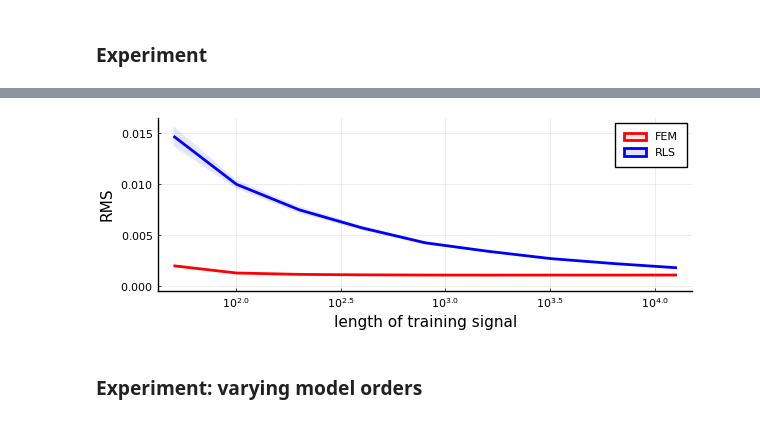
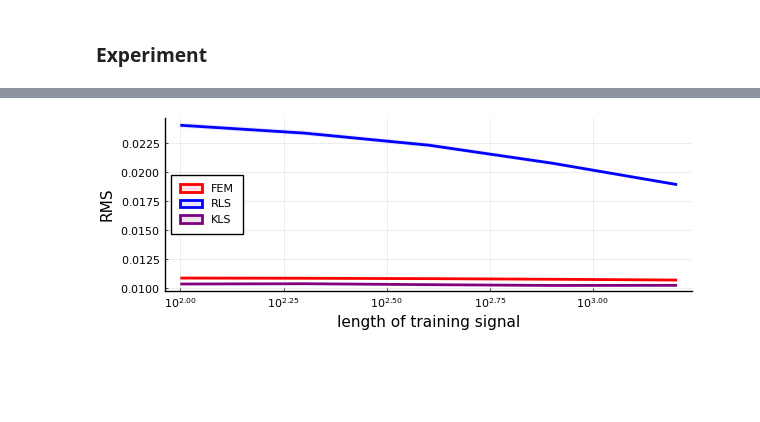
Before and after one commit to biaslab/ACC2022-vmpNARMAX, a Jupyter notebook: experiments-verification/collect-results.ipynb, the cells around one changed output, grey strips where cells are left out. Cells and saved outputs as stored; diff of their text form; code cells hidden in the pictures; blank space fills up the shorter version.

Commit message:
Ran new visualizations of results

```diff
--- a/experiments-verification/collect-results.ipynb
+++ b/experiments-verification/collect-results.ipynb
@@ -53,22 +121,28 @@ end
 # %%
-p6 = plot(NT, results[:,1],
-          ribbon=[results[:,2] results[:,2]],
+p7 = plot(NT, results_prd_FEM[:,1],
+          ribbon=[results_prd_FEM[:,2] results_prd_FEM[:,2]],
           color="red",
           label="FEM",
           xscale=:log10,
 #           yscale=:log10,
-          ylims=[0.00, 0.016],
+#           ylims=[0.00, 0.016],
           linewidth=linewidth,
           fillalpha=alpha,
           xlabel="length of training signal",
           ylabel="RMS",
           size=(600,220))
-plot!(NT, results[:,3],
-     ribbon=[results[:,4] results[:,4]],
+plot!(NT, results_prd_RLS[:,1],
+     ribbon=[results_prd_RLS[:,2] results_prd_RLS[:,2]],
      color="blue",
      linewidth=linewidth,
      fillalpha=alpha,
      label="RLS")
+plot!(NT, results_prd_KLS[:,1],
+     ribbon=[results_prd_KLS[:,2] results_prd_KLS[:,2]],
+     color="purple",
+     linewidth=linewidth,
+     fillalpha=alpha,
+     label="KLS")
 # %% [output]
-[figure, old version]
+[figure, new version]
 # %%
@@ -76,2 +149,0 @@ savefig(p6, "figures/NARMAX-RMS_deg"*string(deg)*"_order"*string(order)*".png")
-# %% [markdown]
-### Experiment: varying model orders
```
Also changed, not shown: parts of 21 cells of this notebook.
